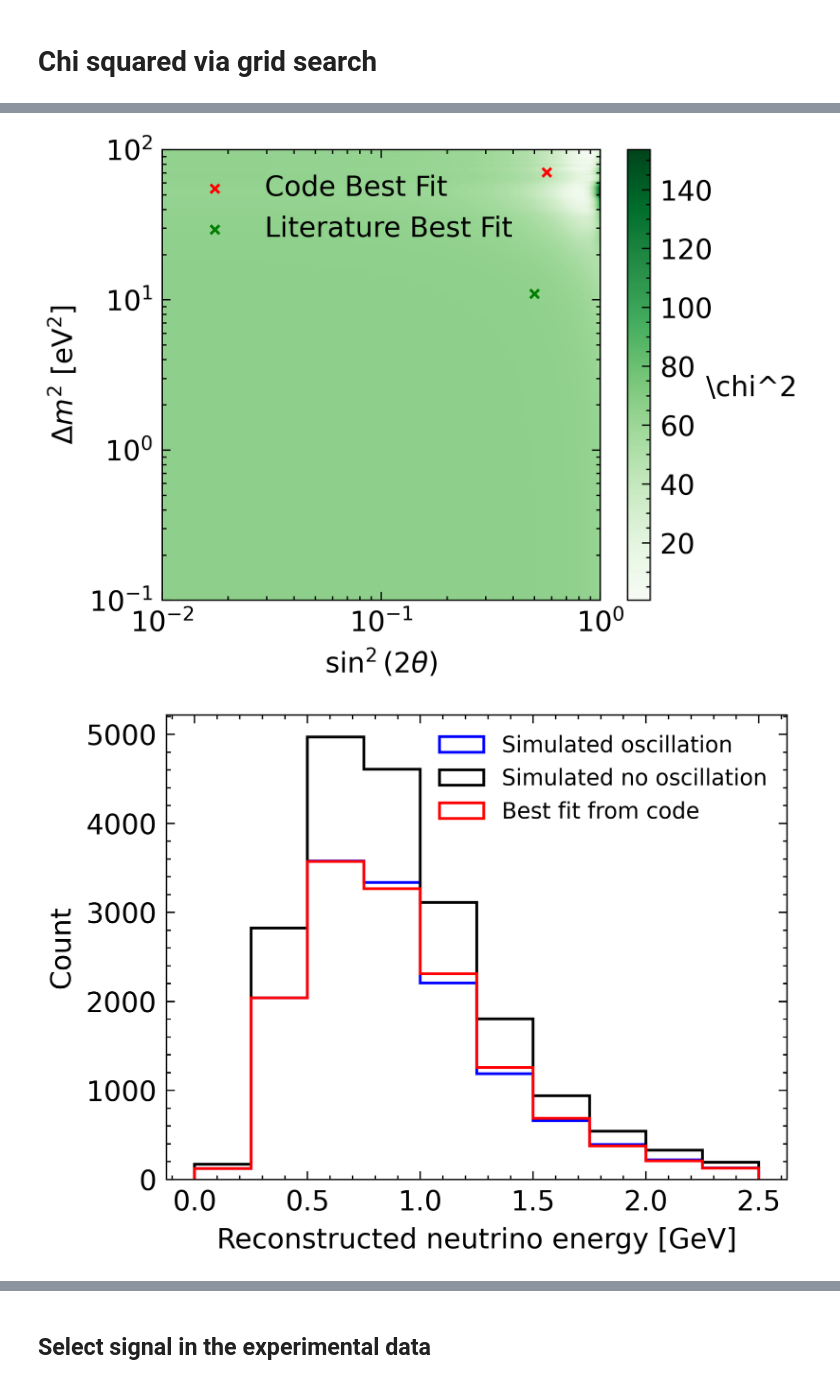
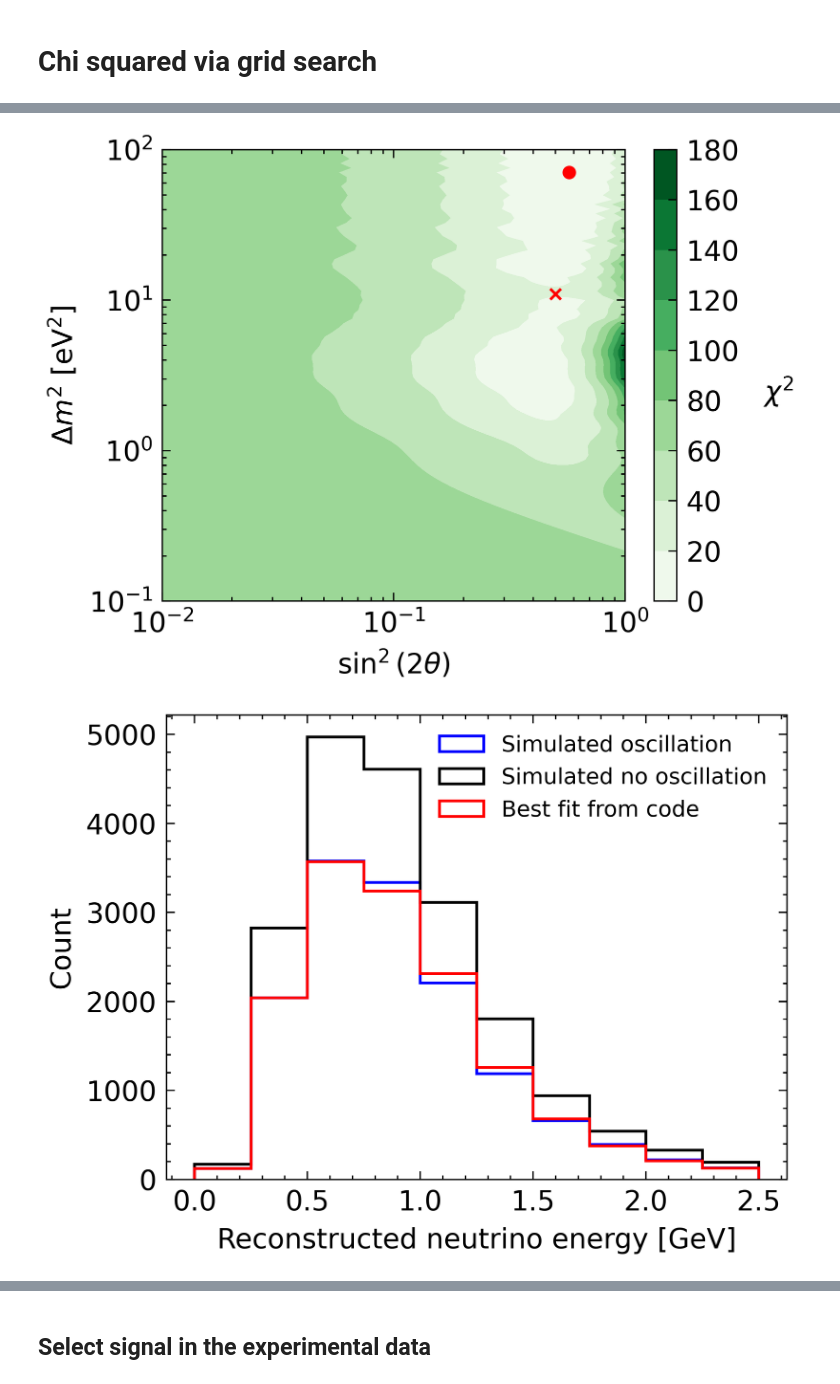
Before and after one commit to wnguyen1312/Neutrino-Oscillation, a Jupyter notebook: notebooks/ML Selection_Linh.ipynb, the cells around one changed output, grey strips where cells are left out. Drawn from its saved outputs; the diff is of its cells as text; code cells hidden in the pictures.

Commit message:
Add contour plots

```diff
--- a/notebooks/ML Selection_Linh.ipynb
+++ b/notebooks/ML Selection_Linh.ipynb
@@ -350,9 +351,8 @@ def oscillation_model(_, sin2, dm2):
 # -----------------------------------
 # 4. Perform fit
 # -----------------------------------
-unc = np.sqrt(sigma**2 + no_osc_count[valid]) # add Poisson unc in two datasets in quadrature
-p0 = [0.5, 11]
-popt, pcov = curve_fit(oscillation_model, E_valid, exp_fit, p0=p0, sigma=unc, absolute_sigma=True,
+p0 = [0.4, 14]
+popt, pcov = curve_fit(oscillation_model, E_valid, exp_fit, p0=p0, sigma=sigma, absolute_sigma=True,
                       bounds=([0, 0.1], [1, 1000]))
 sin2_best, dm2_best = popt
 sin2_err, dm2_err = np.sqrt(np.diag(pcov))
@@ -361,7 +361,7 @@ print("Best-fit sin²:", sin2_best, "±", sin2_err)
 print("Best-fit Δm²:", dm2_best, "±", dm2_err)
 best_fit = oscillation_model(E_valid, *popt)
 residual = exp_fit - best_fit
-chi2 = np.sum( (residual/unc)**2 )
+chi2 = np.sum( (residual/sigma)**2 )
 ndf = len(exp_fit) - len(popt)
 print("χ²:", chi2)
 print("ndf:", ndf)
@@ -424,8 +418,8 @@ array([ 126.04652157, 2163.76467936, 3495.1166192 , 3653.00074246,
 # -----------------------------------
 # Parameter grid
 # -----------------------------------
-sin2_grid = np.logspace(-2, 0, 50)
-dm2_grid = np.logspace(-1, 2, 200)
+sin2_grid = np.logspace(-2, 0, 100)
+dm2_grid = np.logspace(-1, 2, 100)
 
 chi2_map = np.zeros((len(sin2_grid), len(dm2_grid)))
 
@@ -442,7 +436,7 @@ for i, s in enumerate(sin2_grid):
                                      weights=no_osc_weight * P)
         model = model_full[valid]
 
-        chi2 = np.sum(((exp_fit - model) / unc)**2)
+        chi2 = np.sum(((exp_fit - model) / sigma)**2)
         chi2_map[i, j] = chi2
 
         if chi2 < best_chi2:
@@ -469,68 +463,51 @@ Reduced: 0.05722826404858334
 # %%
 # -----------------------------------
-# Plot chi2 map
+# Plot chi2 map (contour)
 # -----------------------------------
 plt.figure(dpi=600, figsize=(4,3))
 
-extent = [sin2_grid[0], sin2_grid[-1], dm2_grid[0], dm2_grid[-1]]
-plt.imshow(chi2_map.T, origin='lower', aspect='auto',
-           extent=extent, cmap='Greens')
-cbar = plt.colorbar()
-cbar.set_label(r'\chi^2', labelpad=14, rotation = 0)
-plt.scatter(sin2_best, dm2_best, color='red', s=10, marker='x', label='Code Best Fit')
-plt.scatter(0.5, 11, color='green', s=10, marker='x', label='Literature Best Fit')
+X, Y = np.meshgrid(sin2_grid, dm2_grid, indexing='ij')
+
+levels = 8
+cs = plt.contourf(X, Y, chi2_map, levels=levels, cmap='Greens')
+cbar = plt.colorbar(cs)
+cbar.set_label(r'$\chi^2$', labelpad=14, rotation=0)
+
+plt.scatter(sin2_best, dm2_best, color='red', s=15, marker='o', label='Code Best Fit')
+plt.scatter(0.5, 11, color='red', s=15, marker='x', label='Expected Best Fit')
+
 plt.xlabel(r'$\sin^2(2\theta)$')
 plt.ylabel(r'$\Delta m^2\ [\mathrm{eV}^2]$')
+plt.xscale('log')
 plt.yscale('log')
-plt.xscale('log')
+
 plt.tight_layout()
-plt.legend()
 plt.show()
 
 # -----------------------------------
 # Plot histograms
 # -----------------------------------
 plt.figure(dpi=600, figsize=(4,3))
 ax1 = plt.gca()
 
 P = calculate_prob(0.5,11,0.47, no_osc_energy)
 
 ax1.hist(osc_energy, bins=E_bin, weights=osc_weight,
          histtype='step', color='blue', label='Simulated oscillation')
 ax1.hist(no_osc_energy, bins=E_bin, weights=no_osc_weight,
          histtype='step', color='black', label='Simulated no oscillation')
 ax1.hist(no_osc_energy, bins=E_bin,
          weights=no_osc_weight * P_best,
          histtype='step', color='red', label='Best fit from code')
 #ax1.hist(no_osc_energy, bins=E_bin,
 #         weights=no_osc_weight * P,
 #         histtype='step', color='purple', label='Best fit from literature')
 
 ax1.set_xlabel('Reconstructed neutrino energy [GeV]')
 ax1.set_ylabel('Count')
 ax1.legend(fontsize=8)
 plt.tight_layout()
 plt.show()
-
-#suggestion for improvement from chat -- problem before was imshow --> change to pcolormesh
-S, D = np.meshgrid(sin2_grid, dm2_grid, indexing='ij')
-
-plt.figure(dpi=600, figsize=(4,3))
-m = plt.pcolormesh(S, D, chi2_map, shading='auto', cmap='Greens')
-
-cbar = plt.colorbar(m)
-cbar.set_label(r'$\chi^2$', labelpad=14, rotation=0)
-
-plt.scatter(sin2_best, dm2_best, color='red', s=20, marker='x', label='Code Best Fit')
-plt.scatter(0.5, 11, color='green', s=20, marker='x', label='Literature Best Fit')
-
-plt.xscale('log')
-plt.yscale('log')
-plt.xlabel(r'$\sin^2(2\theta)$')
-plt.ylabel(r'$\Delta m^2\ [\mathrm{eV}^2]$')
-plt.legend()
-plt.tight_layout()
-plt.show()
 # %% [output]
-[figure, old version]
+[figure, new version]
-[figure, old version]
+[figure, new version]
```
Also changed, not shown: parts of 15 cells of this notebook.
